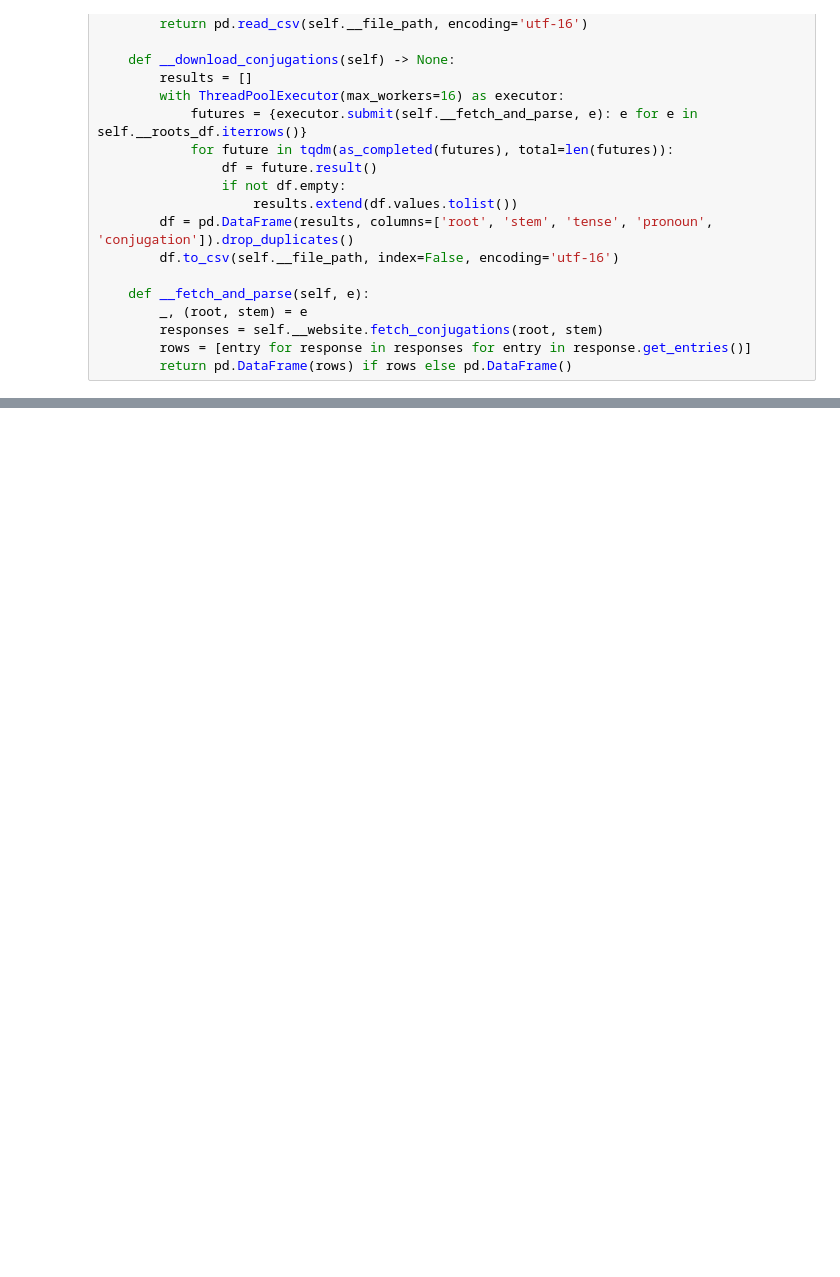
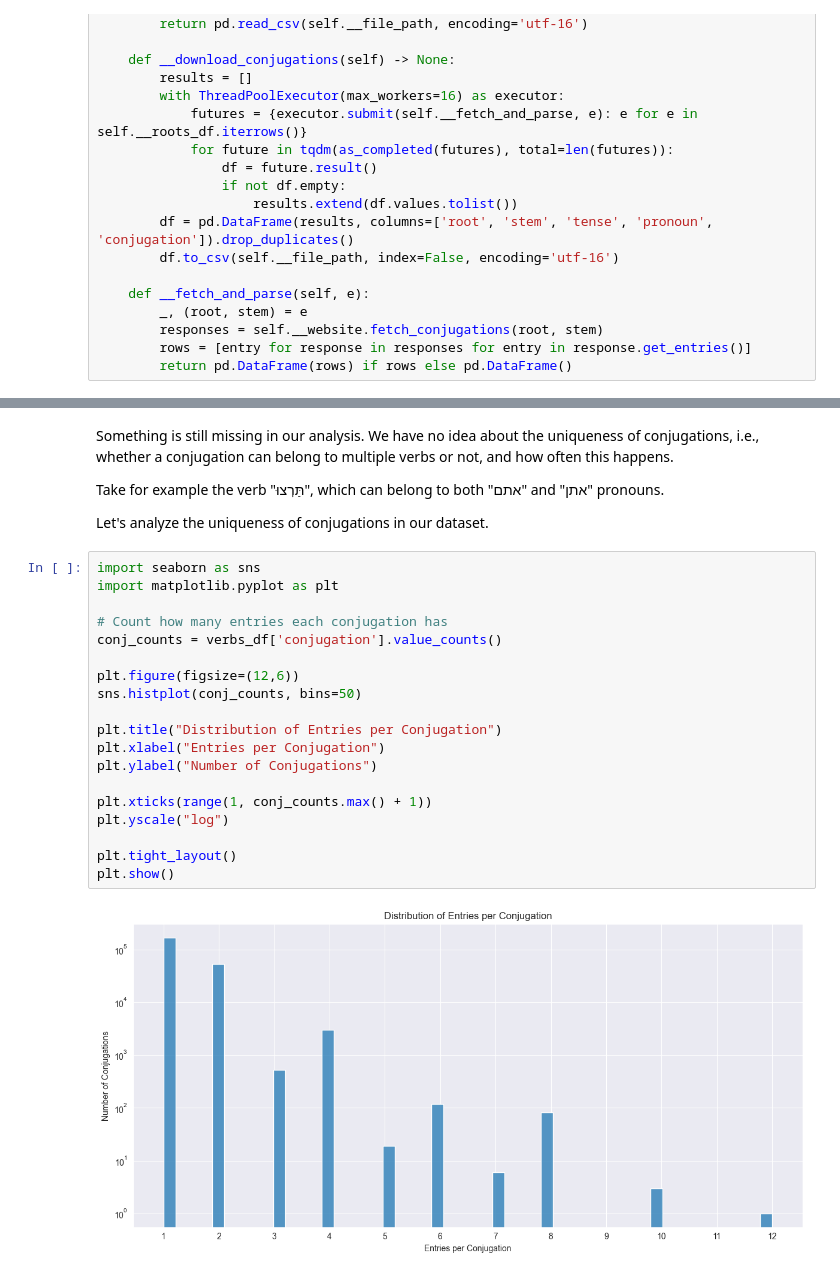
Before and after one commit to EyalShahimov/HebrewWordsAnalysis, a Jupyter notebook: main.ipynb, the cells around one changed output, grey strips where cells are left out. Cells and saved outputs as stored; diff of their text form; blank space fills up the shorter version.

```diff
--- a/main.ipynb
+++ b/main.ipynb
@@ -252,0 +382,28 @@ print(conjugations_registry.dataframe.head())
+# %% [markdown]
+Something is still missing in our analysis.
+We have no idea about the uniqueness of conjugations, i.e., whether a conjugation can belong to multiple verbs or not, and how often this happens.
+
+Take for example the verb "תַּרְצוּ", which can belong to both "אתם" and "אתן" pronouns.
+
+Let's analyze the uniqueness of conjugations in our dataset.
+# %%
+import seaborn as sns
+import matplotlib.pyplot as plt
+
+# Count how many entries each conjugation has
+conj_counts = verbs_df['conjugation'].value_counts()
+
+plt.figure(figsize=(12,6))
+sns.histplot(conj_counts, bins=50)
+
+plt.title("Distribution of Entries per Conjugation")
+plt.xlabel("Entries per Conjugation")
+plt.ylabel("Number of Conjugations")
+
+plt.xticks(range(1, conj_counts.max() + 1))
+plt.yscale("log")
+
+plt.tight_layout()
+plt.show()
+# %% [output]
+[figure, added]
```
Also changed, not shown: parts of 17 cells of this notebook, 3 other files.
